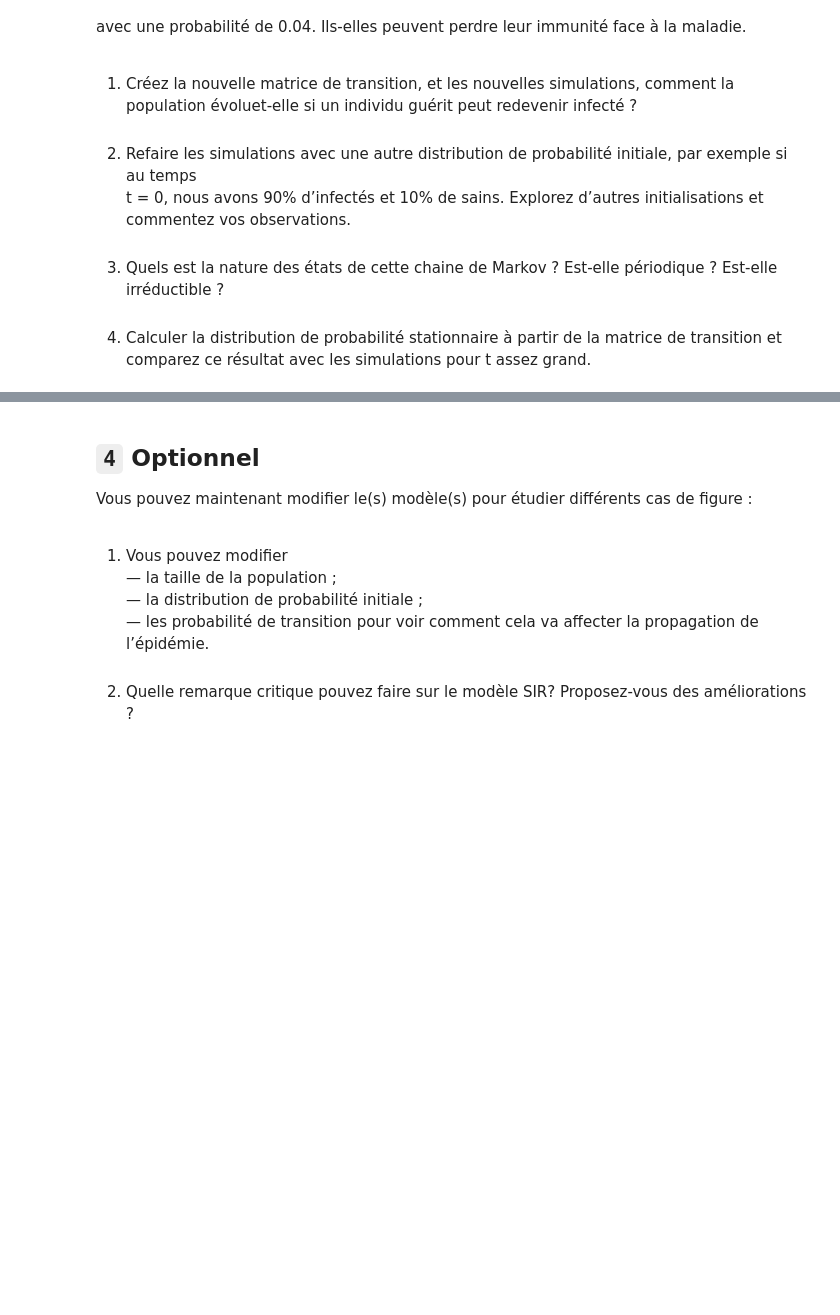
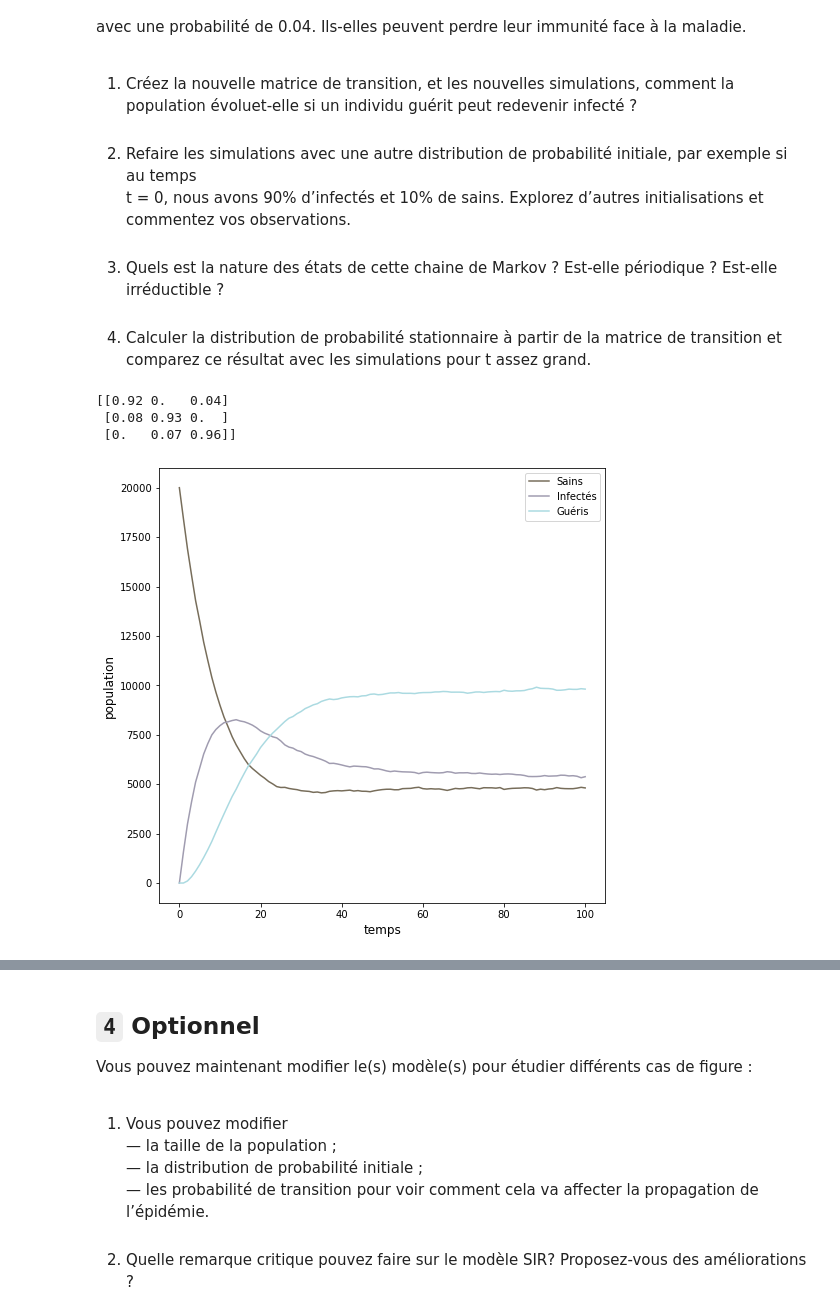
Before and after one commit to petrulii/pandemic-propagation, a Jupyter notebook: projet3_Teo_Ieva.ipynb, the cells around one changed output, grey strips where cells are left out. Drawn from its saved outputs; the diff is of its cells as text; code cells hidden in the pictures; blank space fills up the shorter version.

```diff
--- a/projet3_Teo_Ieva.ipynb
+++ b/projet3_Teo_Ieva.ipynb
@@ -128,29 +135,30 @@ t = 0, nous avons 90% d’infectés et 10% de sains. Explorez d’autres initial
 # %%
 # transition matrix A of size 3x3
 A = np.array([  [0.92,  0,      0.04],
                 [0.08,  0.93,   0],
                 [0,     0.07,   0.96]])
 
 if np.any(np.sum(A, axis=0) != 1) or np.any(A < 0):
     print("Transition matrix is not Stochastic.")
 else:
     print(A)
 
+# v0 is a vector which represents the initial probability distribution where all individuals are healthy at t=0
 v0 = np.array([1, 0, 0])
 v0_sum = np.cumsum(v0)
 
+# creates a chain of 100 states for every individual in a population of 20000
 a = np.array([tirage_aleatoire(100) for _ in range(20000)])
 count = np.zeros((3, a.shape[1]))
-for j in range(a.shape[1]):
-    count[0, j] = len(np.where(a[:,j] == 0)[0])
-    count[1, j] = len(np.where(a[:,j] == 1)[0])
-    count[2, j] = len(np.where(a[:,j] == 2)[0])
+A1=A
 
-x = [i for i in range(101)]
-plt.plot(x, count[0, :])
-plt.plot(x, count[1, :])
-plt.plot(x, count[2, :])
-plt.show()
+
+plot_population(101)
+# %% [output]
+[[0.92 0.   0.04]
+ [0.08 0.93 0.  ]
+ [0.   0.07 0.96]]
+[figure, added]
 # %% [markdown]
 ## `3` Modification du modèle : confinement
 
```
Also changed, not shown: parts of 14 cells of this notebook.
